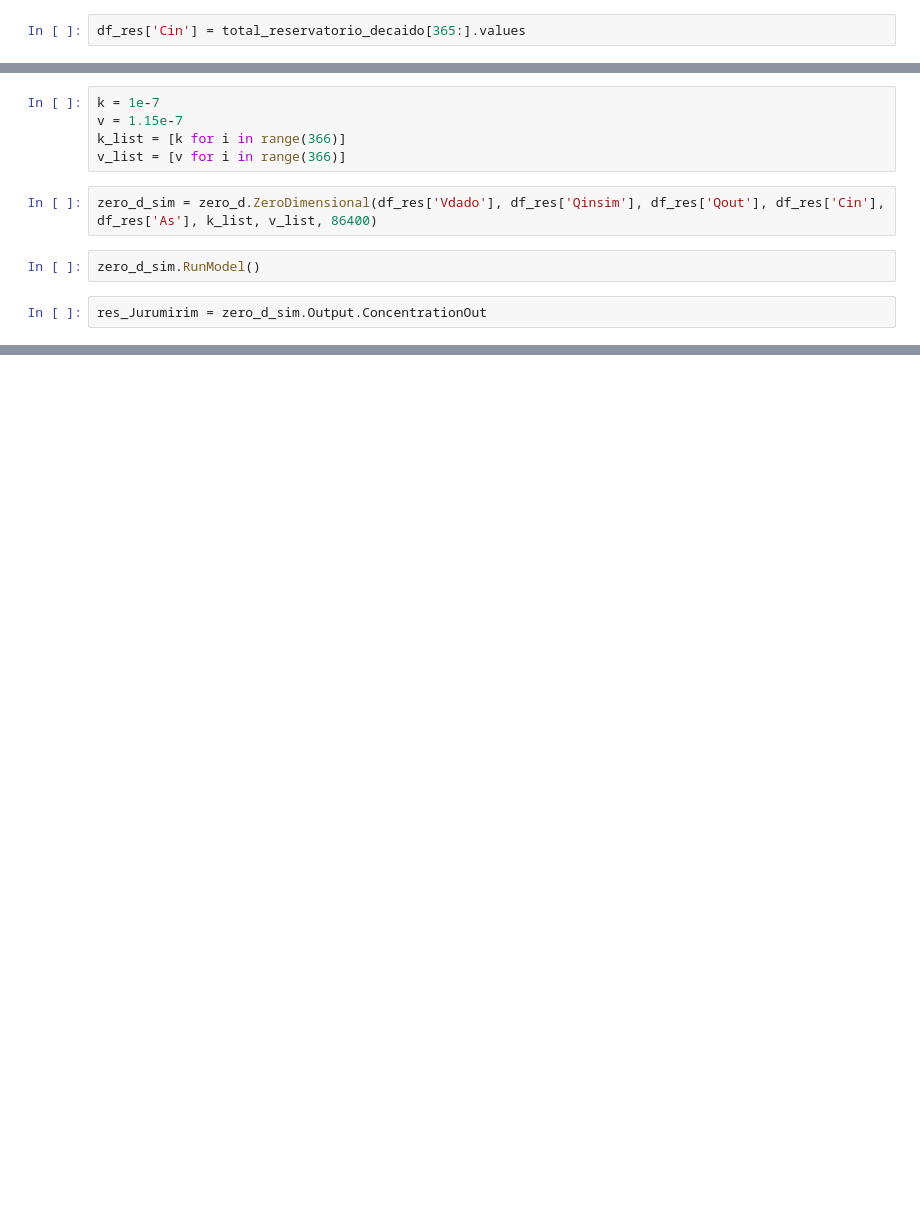
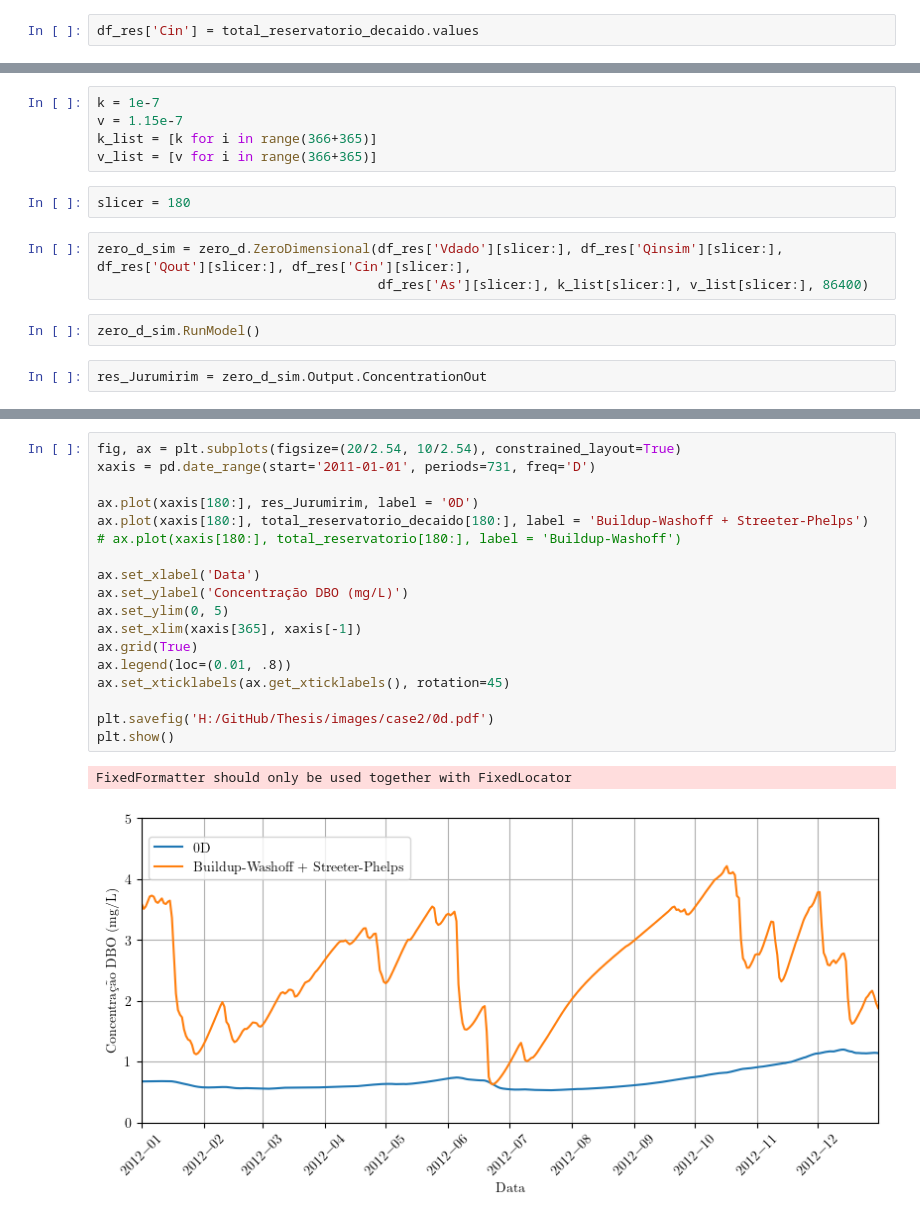
Before and after one commit to dariohhossoda/MOGESTpy, a Jupyter notebook: Applications/quality.ipynb, the cells around one changed output, grey strips where cells are left out. Drawn from its saved outputs; the diff is of its cells as text; blank space fills up the shorter version.

```diff
--- a/Applications/quality.ipynb
+++ b/Applications/quality.ipynb
@@ -329,5 +430,5 @@ df_res['Qinsim'] = (df_Q['Principal'].values + df_Q[86496].values + df_Q[86494].
 # %%
-df_res['Cin'] = total_reservatorio_decaido[365:].values
+df_res['Cin'] = total_reservatorio_decaido.values
 # %%
 y1 = df_res['Qindado'].values
 y2 = df_res['Qinsim'].values
@@ -352,10 +453,13 @@ fig.show()
 # %%
 k = 1e-7
 v = 1.15e-7
-k_list = [k for i in range(366)]
-v_list = [v for i in range(366)]
+k_list = [k for i in range(366+365)]
+v_list = [v for i in range(366+365)]
+# %%
+slicer = 180
 # %%
-zero_d_sim = zero_d.ZeroDimensional(df_res['Vdado'], df_res['Qinsim'], df_res['Qout'], df_res['Cin'], df_res['As'], k_list, v_list, 86400)
+zero_d_sim = zero_d.ZeroDimensional(df_res['Vdado'][slicer:], df_res['Qinsim'][slicer:], df_res['Qout'][slicer:], df_res['Cin'][slicer:],
+                                    df_res['As'][slicer:], k_list[slicer:], v_list[slicer:], 86400)
 # %%
 zero_d_sim.RunModel()
 # %%
@@ -379 +484,22 @@ fig = go.Figure(data=[trace], layout=layout)
 fig.show()
+# %%
+fig, ax = plt.subplots(figsize=(20/2.54, 10/2.54), constrained_layout=True)
+xaxis = pd.date_range(start='2011-01-01', periods=731, freq='D')
+
+ax.plot(xaxis[180:], res_Jurumirim, label = '0D')
+ax.plot(xaxis[180:], total_reservatorio_decaido[180:], label = 'Buildup-Washoff + Streeter-Phelps')
+# ax.plot(xaxis[180:], total_reservatorio[180:], label = 'Buildup-Washoff')
+
+ax.set_xlabel('Data')
+ax.set_ylabel('Concentração DBO (mg/L)')
+ax.set_ylim(0, 5)
+ax.set_xlim(xaxis[365], xaxis[-1])
+ax.grid(True)
+ax.legend(loc=(0.01, .8))
+ax.set_xticklabels(ax.get_xticklabels(), rotation=45)
+
+plt.savefig('H:/GitHub/Thesis/images/case2/0d.pdf')
+plt.show()
+# %% [output]
+FixedFormatter should only be used together with FixedLocator
+[figure, added]
```
Also changed, not shown: parts of 12 cells of this notebook, 16 other files.
